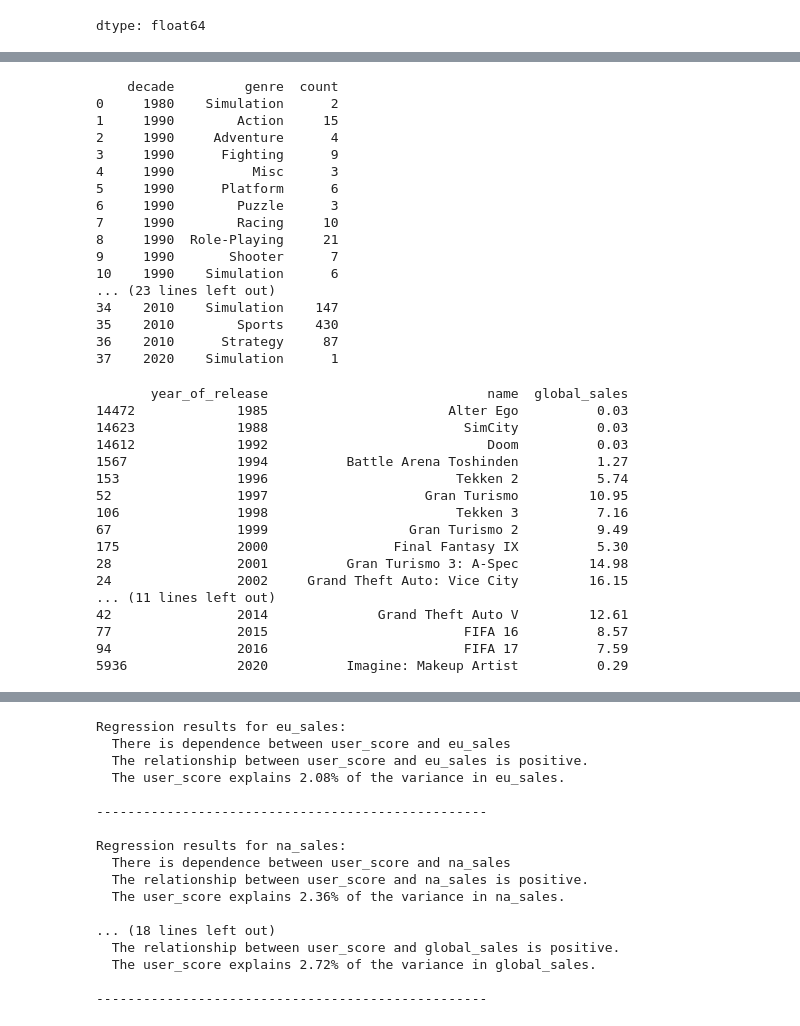
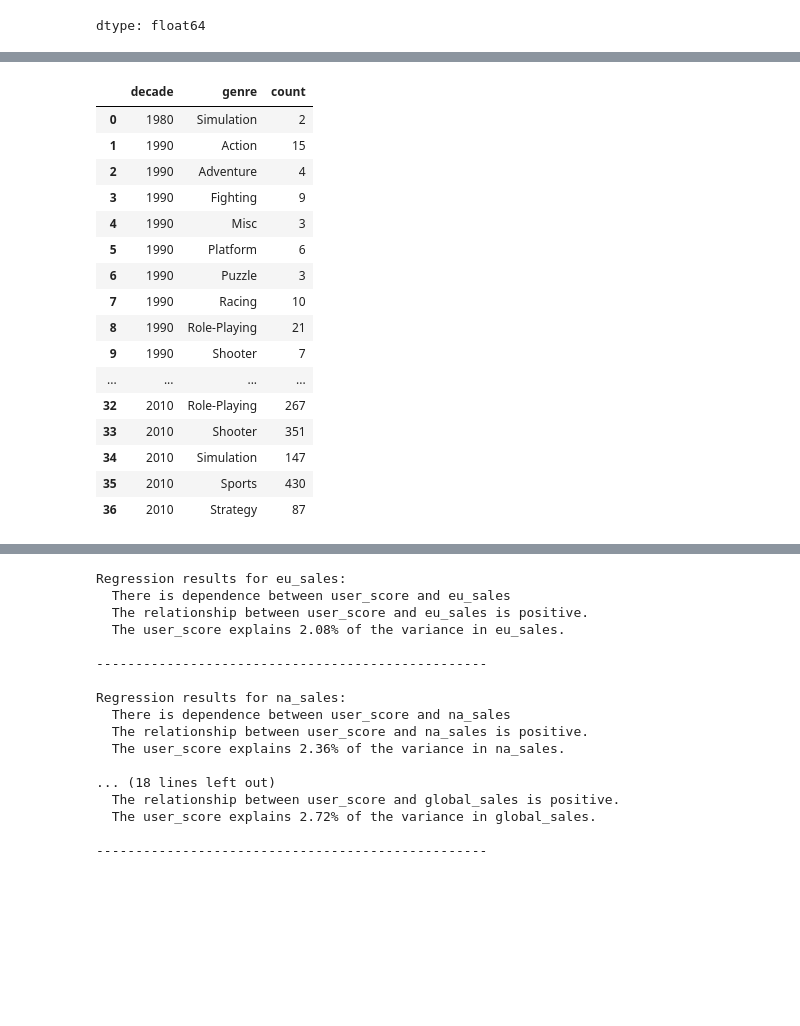
Before and after one commit to Mlnvl/python_classp, a Jupyter notebook: My_DV_Project.ipynb, the cells around one changed output, grey strips where cells are left out. Drawn from its saved outputs; the diff is of its cells as text; code cells hidden in the pictures; blank space fills up the shorter version.

```diff
--- a/My_DV_Project.ipynb
+++ b/My_DV_Project.ipynb
@@ -249,63 +259,26 @@ sales_by_region_genre.sort_values(by='global_sales', ascending=False)
 # %%
-import pandas as pd
-
-# Create a new column 'decade' based on 'year_of_release'
 df['decade'] = (df['year_of_release'] // 10) * 10
 
-# Group by 'decade' and 'genre', then count the number of games
 games_per_decade_genre = df.groupby(['decade', 'genre'])['name'].count().reset_index()
 
-# Rename the 'name' column to 'count'
 games_per_decade_genre = games_per_decade_genre.rename(columns={'name': 'count'})
 
-# Display the result
-print(games_per_decade_genre)
+games_per_decade_genre
 # %% [output]
-    decade         genre  count
-0     1980    Simulation      2
-1     1990        Action     15
-2     1990     Adventure      4
-3     1990      Fighting      9
-4     1990          Misc      3
-5     1990      Platform      6
-6     1990        Puzzle      3
-7     1990        Racing     10
-8     1990  Role-Playing     21
-9     1990       Shooter      7
-10    1990    Simulation      6
-... (23 lines left out)
-34    2010    Simulation    147
-35    2010        Sports    430
-36    2010      Strategy     87
-37    2020    Simulation      1
+|  | decade | genre | count |
+| 0 | 1980 | Simulation | 2 |
+| 1 | 1990 | Action | 15 |
+| 2 | 1990 | Adventure | 4 |
+| 3 | 1990 | Fighting | 9 |
+| 4 | 1990 | Misc | 3 |
+| 5 | 1990 | Platform | 6 |
+| 6 | 1990 | Puzzle | 3 |
+| 7 | 1990 | Racing | 10 |
+| 8 | 1990 | Role-Playing | 21 |
+| 9 | 1990 | Shooter | 7 |
+| ... | ... | ... | ... |
+| 32 | 2010 | Role-Playing | 267 |
+| 33 | 2010 | Shooter | 351 |
+| 34 | 2010 | Simulation | 147 |
+| 35 | 2010 | Sports | 430 |
+| 36 | 2010 | Strategy | 87 |
-# %%
-import pandas as pd
-
-# Assuming your DataFrame is named 'df'
-
-# Group by 'year_of_release' and get the game with the highest 'global_sales' for each year
-best_selling_games_by_year = df.loc[df.groupby('year_of_release')['global_sales'].idxmax()]
-
-# Select only the desired columns for the table
-best_selling_games_table = best_selling_games_by_year[['year_of_release', 'name', 'global_sales']]
-
-# Display the table
-print(best_selling_games_table)
-# %% [output]
-       year_of_release                            name  global_sales
-14472             1985                       Alter Ego          0.03
-14623             1988                         SimCity          0.03
-14612             1992                            Doom          0.03
-1567              1994          Battle Arena Toshinden          1.27
-153               1996                        Tekken 2          5.74
-52                1997                    Gran Turismo         10.95
-106               1998                        Tekken 3          7.16
-67                1999                  Gran Turismo 2          9.49
-175               2000                Final Fantasy IX          5.30
-28                2001          Gran Turismo 3: A-Spec         14.98
-24                2002     Grand Theft Auto: Vice City         16.15
-... (11 lines left out)
-42                2014              Grand Theft Auto V         12.61
-77                2015                         FIFA 16          8.57
-94                2016                         FIFA 17          7.59
-5936              2020          Imagine: Makeup Artist          0.29
```
Also changed, not shown: parts of 54 cells of this notebook.
